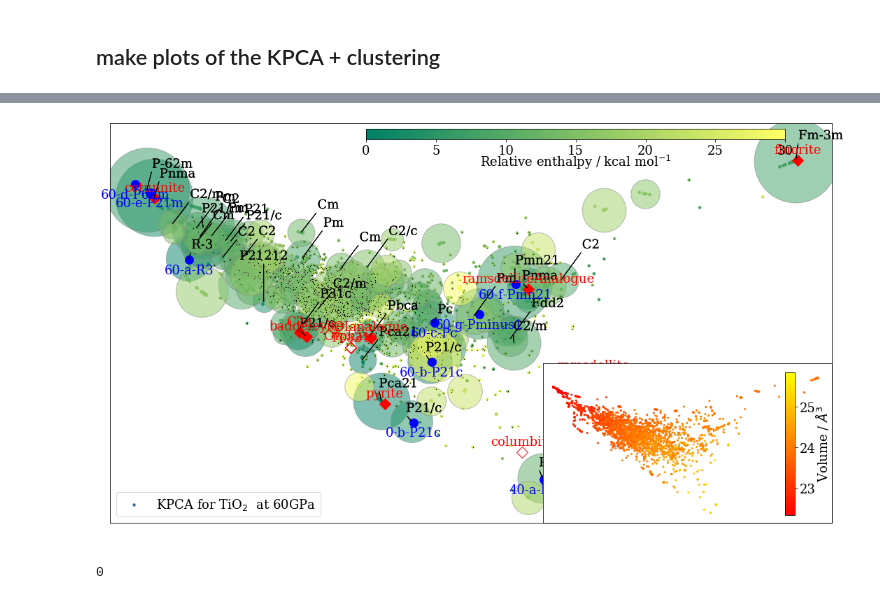
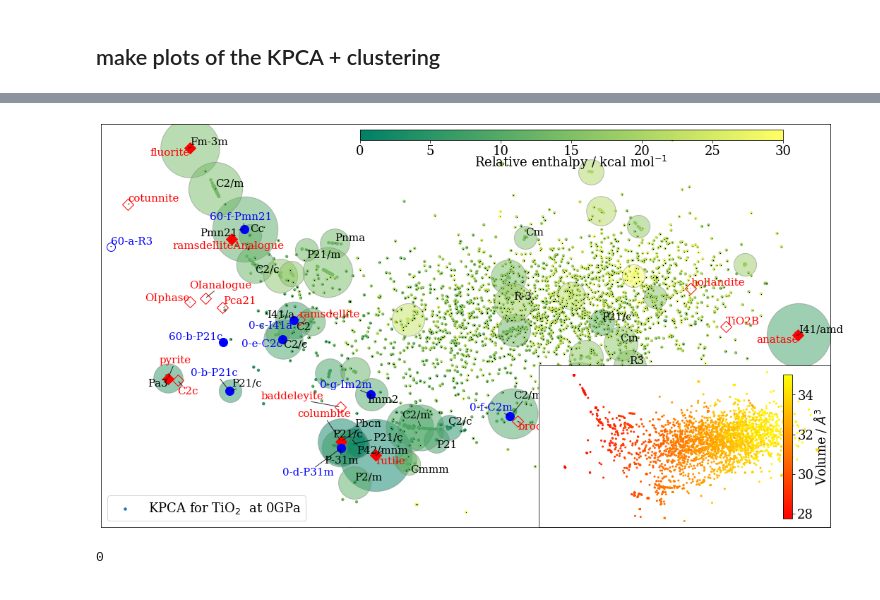
Before and after one commit to BingqingCheng/ASAP, a Jupyter notebook: notebooks/TiO2-ASAP.ipynb, the cells around one changed output, grey strips where cells are left out. Saved outputs shown, nothing was run; the diff lists cells and outputs as text; code cells hidden in the pictures.

```diff
--- a/notebooks/TiO2-ASAP.ipynb
+++ b/notebooks/TiO2-ASAP.ipynb
@@ -29,7 +30,7 @@ kb2kcalmol = 0.0019872036 # kb*K to kcal_mol
 # %%
 from ase.io import read,write
 # %%
-press="60"
+press="0"
 foldername = "P-"+press+"GPa/"
 # %%
 # load the known structures
@@ -220,7 +253,7 @@ X = proj[:,0:10]
 # #############################################################################
 # Compute DBSCAN
 veps = 0.003
-vminsamples = 3
+vminsamples = 5
 db = DBSCAN(eps=veps, min_samples=vminsamples).fit(X)
 core_samples_mask = np.zeros_like(db.labels_, dtype=bool)
 core_samples_mask[db.core_sample_indices_] = True
@@ -304,7 +313,7 @@ array([  0,   0,   0,  65,   0,   0,   0,  20,   1,   0,  24,  20, 216,
 est_entropylist = np.log(structure_usingn[6]/max(structure_usingn[6]))/6.
 est_entropy_noise = {}
 
-for n1 in sorted(global_nforms,reverse=False):
+for n1 in sorted(global_nforms):
 
     est_entropy_noise[n1] = np.log(1./max(structure_usingn[n1]))/n1
 
@@ -359,7 +521,8 @@ d = [0,1]
 maxe = 30.
 
 fig, ax = plt.subplots()
-#fig1, (ax, subax) = plt.subplots( 2)
+texts = []
+
 # all unknown structures
 cset1 = ax.scatter(proj[ndict:, d[0]], proj[ndict:, d[1]],  c=enthalpy[:],
             cmap=cm.get_cmap(cmap),vmin=0,vmax=maxe, marker='o', s=12, label="KPCA for TiO$_2$  at "+press+ "GPa")
@@ -380,40 +543,10 @@ for k, col in zip(unique_labels, cluster_colors):
             markeredgecolor='gray', markersize=ms)
         #print (cluster_x[k],cluster_y[k],cluster_size[k])
         # symmetry
-        if (cluster_size[k]> 15 and cluster_avg_enthalpy[k]< 15
+        if (cluster_size[k]> 4 and cluster_avg_enthalpy[k]< 20
             and cluster_symmetry[k] != 'P-1' and cluster_symmetry[k] != 'P1') :
-            txt = ax.annotate(cluster_symmetry[k], xy=(cluster_x[k],cluster_y[k]),
-                         xytext=(0.3*ms,0.3*ms),
-                     textcoords='offset points', color='black',
-                      horizontalalignment='center', verticalalignment='center',
-                         arrowprops=dict(width=0.01, facecolor='blue', headlength=0.01, headwidth=0.01))
-
-            txt.set_path_effects([
-                PathEffects.Stroke(linewidth=20, foreground='none'),
-                PathEffects.Normal()])
-
-        elif (cluster_size[k]> 5 and cluster_avg_enthalpy[k]< 15
-            and cluster_symmetry[k] != 'P-1' and cluster_symmetry[k] != 'P1') :
-            txt = ax.annotate(cluster_symmetry[k], xy=(cluster_x[k],cluster_y[k]),
-                         xytext=(ms*0.6,ms*1.0),
-                        textcoords='offset points', color='black',
-                      horizontalalignment='left', verticalalignment='center',
-                         arrowprops=dict(width=0.01, facecolor='blue', headlength=0.01, headwidth=0.01))
-            txt.set_path_effects([
-                PathEffects.Stroke(linewidth=20, foreground='none'),
-                PathEffects.Normal()])
-
-        elif (cluster_size[k]> 2 and cluster_avg_enthalpy[k]< 10
-            and cluster_symmetry[k] != 'P-1' and cluster_symmetry[k] != 'P1') :
-            txt = ax.annotate(cluster_symmetry[k], xy=(cluster_x[k],cluster_y[k]),
-                          xytext=(0,ms*2),
-                            textcoords='offset points', color='black',
-                      horizontalalignment='center', verticalalignment='center',
-                         arrowprops=dict(width=0.01, facecolor='blue', headlength=0.01, headwidth=0.01))
-            txt.set_path_effects([
-                PathEffects.Stroke(linewidth=20, foreground='none'),
-                PathEffects.Normal()])
-
+            texts.append(ax.text(cluster_x[k],cluster_y[k],cluster_symmetry[k],
+                         ha='center', va='center', fontsize=15,color='black'))
 
     # the noisy points
     if k == -1:
@@ -431,10 +564,8 @@ for i in range(ndictknownframes):
         ax.plot(proj[i,d[0]],proj[i,d[1]],marker='D',c='red', markersize=12)
     else: ax.plot(proj[i,d[0]],proj[i,d[1]],marker='D',markerfacecolor='none',
              markeredgecolor='red',markersize=12)
-        #ax.annotate(dicttags[i], (proj[i,d[0]], proj[i,d[1]]))
-    txt = ax.annotate(dicttags[i], xy=(proj[i,d[0]], proj[i,d[1]]),
-                 xytext=(0,15), textcoords='offset points', color='red',
-                      horizontalalignment='center', verticalalignment='center')
+    texts.append(ax.text(proj[i,d[0]],proj[i,d[1]], dicttags[i],
+                         ha='center', va='center', fontsize=15,color='red'))
 
 # reference new structures
 for i in range(ndictknownframes+1,ndict):
@@ -442,17 +573,24 @@ for i in range(ndictknownframes+1,ndict):
         ax.plot(proj[i,d[0]],proj[i,d[1]],marker='o',c='blue', markersize=12)
     else: ax.plot(proj[i,d[0]],proj[i,d[1]],marker='o',markerfacecolor='none',
              markeredgecolor='blue',markersize=12)
-        #ax.annotate(dicttags[i], (proj[i,d[0]], proj[i,d[1]]))
-    txt = ax.annotate(dicttags[i], xy=(proj[i,d[0]], proj[i,d[1]]),
-                 xytext=(0,-15), textcoords='offset points', color='blue',
-                      horizontalalignment='center', verticalalignment='center')
+    texts.append(ax.text(proj[i,d[0]],proj[i,d[1]], dicttags[i],
+                         ha='center', va='center', fontsize=15,color='blue'))
+
+#plt.title('KPCA and clustering at '+press+' GPa')
+fig.set_size_inches(18.5, 10.5)
+
+adjust_text(texts,# only_move={'points':'', 'text':'x'},
+                    expand_text=(1.01, 1.05), expand_points=(1.01, 1.05),
+        force_text=(0.03, 0.5), force_points=(0.01, 0.25),
+            ax=ax, precision=0.001,
+            arrowprops=dict(arrowstyle="-", color='black', lw=1,alpha=0.8))
 
 axislimitat0Gpa = [[-0.095,0.08],[-0.09,0.086]]
 axislimitat20Gpa = [[-0.06,0.09],[-0.099,0.086]]
 axislimitat40Gpa = [[-0.06,0.09],[-0.08,0.056]]
 axislimitat60Gpa = [[-0.05,0.089],[-0.075,0.045]]
 
-al = axislimitat60Gpa
+al = axislimitat0Gpa
 ax.set_xlim(al[0][0],al[0][1])
 ax.set_ylim(al[1][0],al[1][1])
 
@@ -472,39 +610,34 @@ ax.tick_params(
 
 #plt.tight_layout()
 
 # embed another subplot
 subpos = [0.6,0.00,0.4,0.4]
 subax = plot_styles.add_subplot_axes(ax,subpos)
 
 cset2 = subax.scatter(proj[ndict:, d[0]], proj[ndict:, d[1]],  c=volume[:],
             cmap='autumn', marker='o', s=4)
 
 subax.tick_params(
     axis='x',       # changes apply to the x-axis
     which='both',      # both major and minor ticks are affected
     bottom=False,      # ticks along the bottom edge are off
     top=False,         # ticks along the top edge are off
     labelbottom=False) # labels along the bottom edge are off
 subax.tick_params(
     axis='y',       # changes apply to the x-axis
     which='both',      # both major and minor ticks are affected
     left=False,      # ticks along the bottom edge are off
     right=False,         # ticks along the top edge are off
     labelleft=False) # labels along the bottom edge are off
 subax.set_xlim(al[0][0],al[0][1])
 subax.set_ylim(al[1][0],al[1][1])
 subcbaxes = fig.add_axes([0.85, 0.14, 0.01, 0.27])
 subcbar=fig.colorbar(cset2, cax=subcbaxes)
 subcbar.ax.set_ylabel('Volume / $\AA^3$',labelpad=-2)
 
-#plt.title('KPCA and clustering at '+press+' GPa')
-fig.set_size_inches(18.5, 10.5)
-
-#plt.tight_layout()
-
 fig.savefig('figures/KPCA-cluster-'+press+'GPa-v2.png', transparent=True)
 # %% [output]
-[figure, old version]
+[figure, new version]
 # %%
 from asaplib.cluster import output_cluster, output_cluster_sort
 
```
Also changed, not shown: parts of 32 cells of this notebook.
